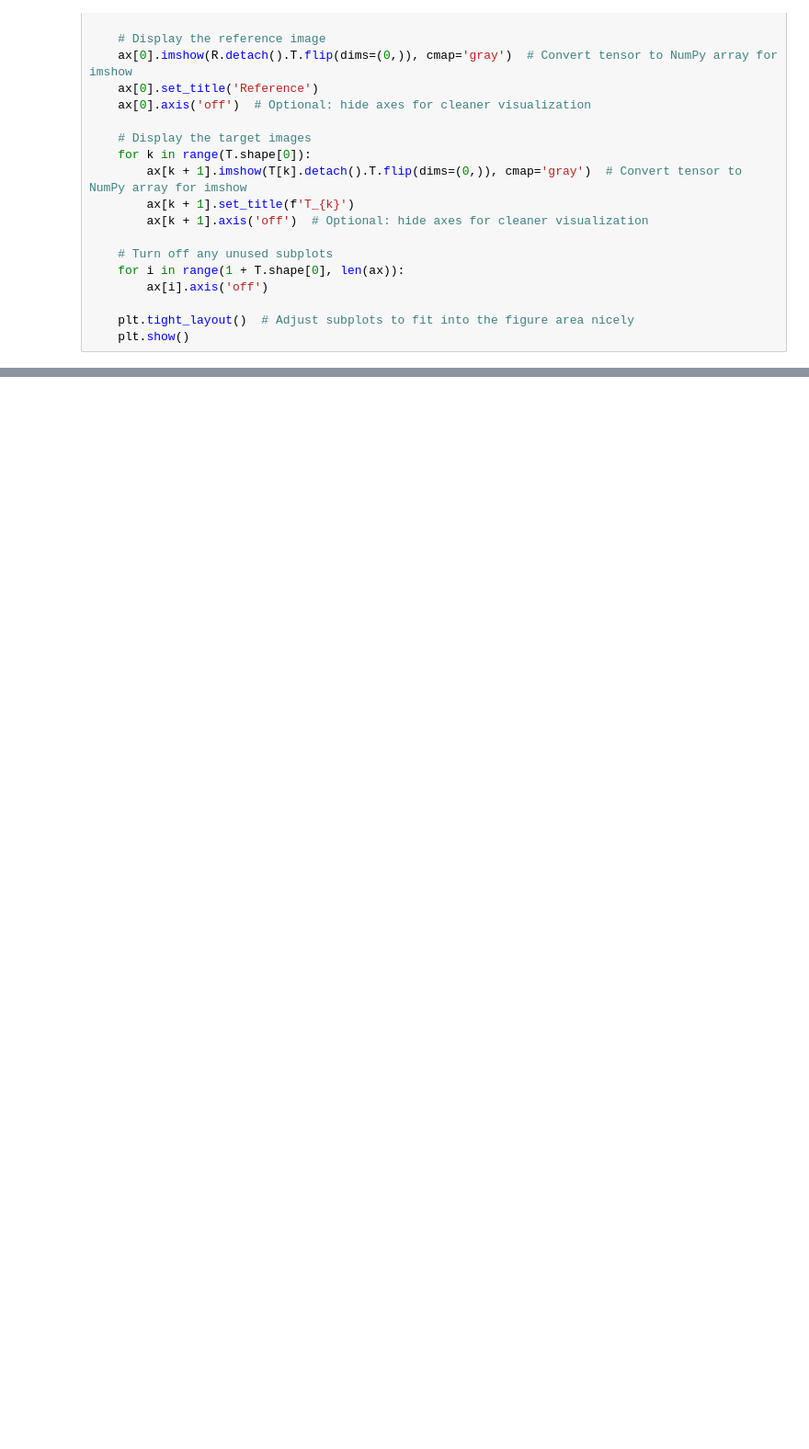
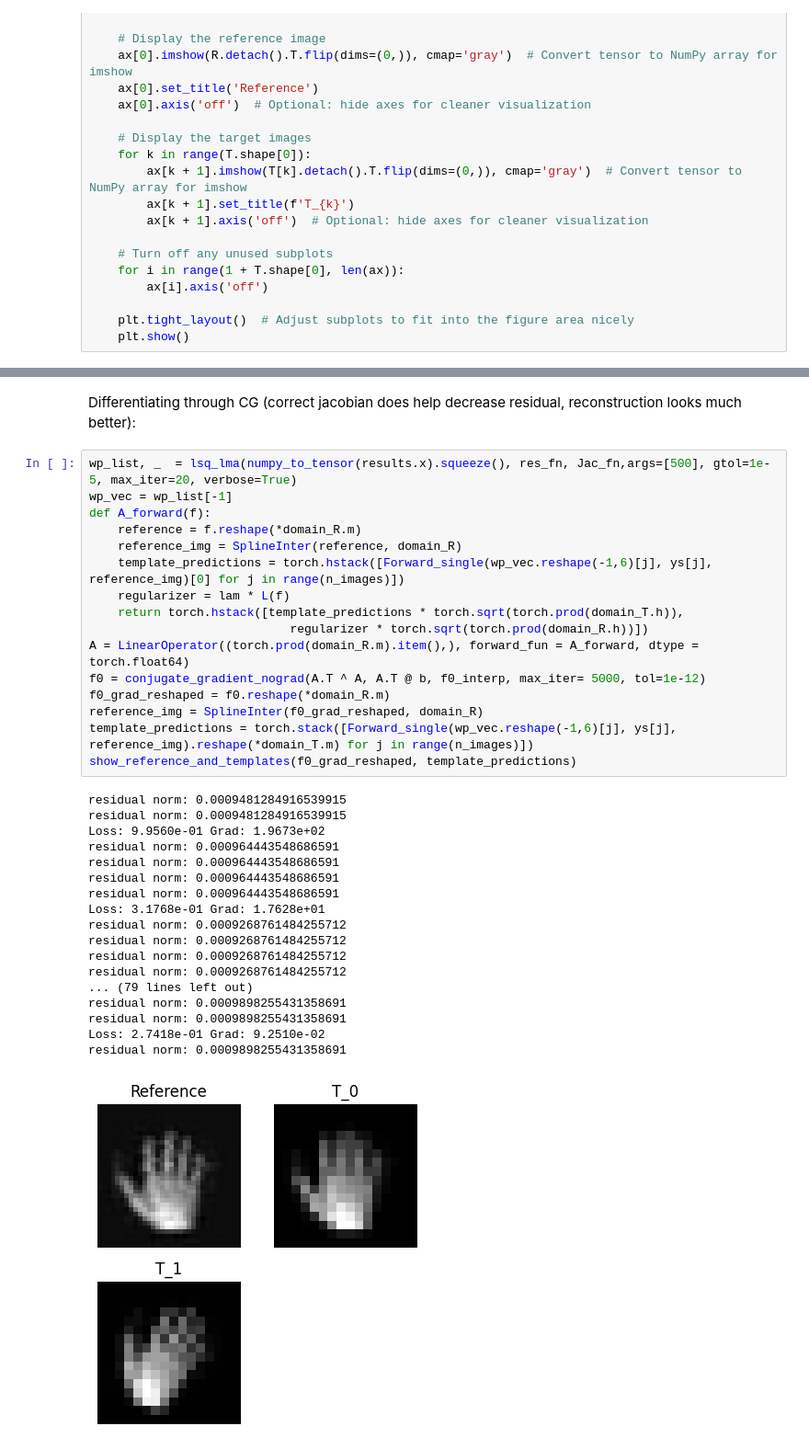
Before and after one commit to wdwatson2/ImgRegPytorchProject, a Jupyter notebook: scripts/solve_SuperResolution.ipynb, the cells around one changed output, grey strips where cells are left out. Shown at 92% size. Cells and saved outputs as stored; diff of their text form; blank space fills up the shorter version.

```diff
--- a/scripts/solve_SuperResolution.ipynb
+++ b/scripts/solve_SuperResolution.ipynb
@@ -238,0 +460,37 @@ tensor(9147.9848)
+# %% [markdown]
+Differentiating through CG (correct jacobian does help decrease residual, reconstruction looks much better):
+# %%
+wp_list, _  = lsq_lma(numpy_to_tensor(results.x).squeeze(), res_fn, Jac_fn,args=[500], gtol=1e-5, max_iter=20, verbose=True)
+wp_vec = wp_list[-1]
+def A_forward(f):
+    reference = f.reshape(*domain_R.m)
+    reference_img = SplineInter(reference, domain_R)
+    template_predictions = torch.hstack([Forward_single(wp_vec.reshape(-1,6)[j], ys[j], reference_img)[0] for j in range(n_images)])
+    regularizer = lam * L(f)
+    return torch.hstack([template_predictions * torch.sqrt(torch.prod(domain_T.h)),
+                            regularizer * torch.sqrt(torch.prod(domain_R.h))])
+A = LinearOperator((torch.prod(domain_R.m).item(),), forward_fun = A_forward, dtype = torch.float64)
+f0 = conjugate_gradient_nograd(A.T ^ A, A.T @ b, f0_interp, max_iter= 5000, tol=1e-12)
+f0_grad_reshaped = f0.reshape(*domain_R.m)
+reference_img = SplineInter(f0_grad_reshaped, domain_R)
+template_predictions = torch.stack([Forward_single(wp_vec.reshape(-1,6)[j], ys[j], reference_img).reshape(*domain_T.m) for j in range(n_images)])
+show_reference_and_templates(f0_grad_reshaped, template_predictions)
+# %% [output]
+residual norm: 0.0009481284916539915
+residual norm: 0.0009481284916539915
+Loss: 9.9560e-01 Grad: 1.9673e+02
+residual norm: 0.000964443548686591
+residual norm: 0.000964443548686591
+residual norm: 0.000964443548686591
+residual norm: 0.000964443548686591
+Loss: 3.1768e-01 Grad: 1.7628e+01
+residual norm: 0.0009268761484255712
+residual norm: 0.0009268761484255712
+residual norm: 0.0009268761484255712
+residual norm: 0.0009268761484255712
+... (79 lines left out)
+residual norm: 0.0009898255431358691
+residual norm: 0.0009898255431358691
+Loss: 2.7418e-01 Grad: 9.2510e-02
+residual norm: 0.0009898255431358691
+[figure, added]
```
Also changed, not shown: parts of 13 cells of this notebook.
